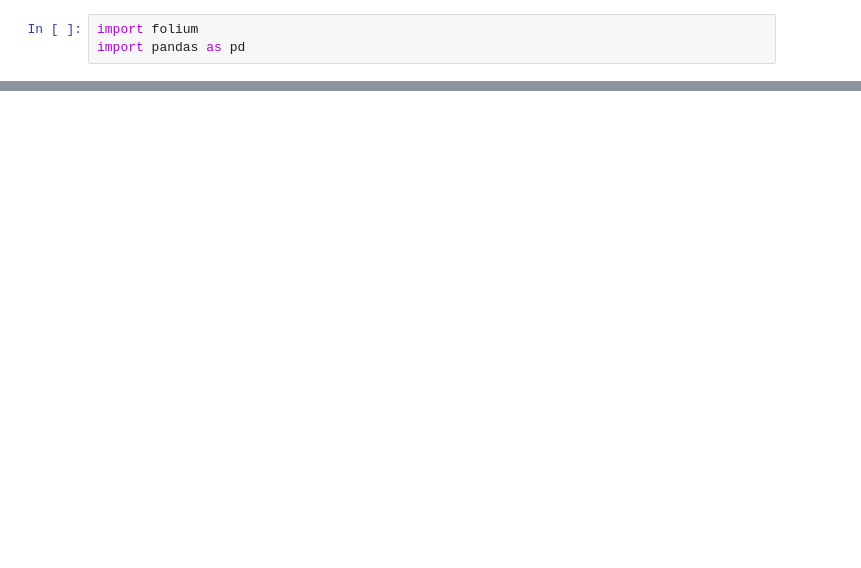
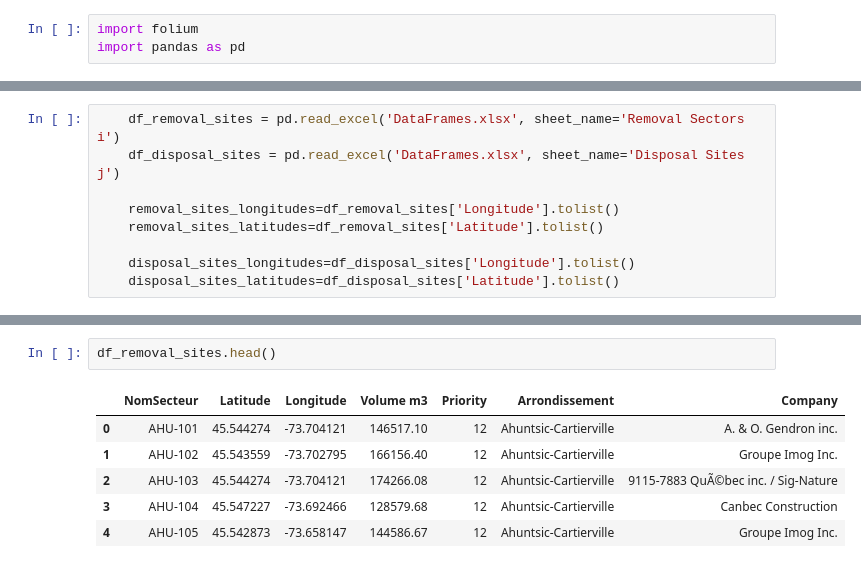
Before and after one commit to krishangupta33/optimal-hub-for-snow-removal-in-montreal, a Jupyter notebook: map vis.ipynb, the cells around one changed output, grey strips where cells are left out. Cells and saved outputs as stored; diff of their text form; blank space fills up the shorter version.

```diff
--- a/map vis.ipynb
+++ b/map vis.ipynb
@@ -50,0 +4,9 @@ Name: 0, dtype: float64
+# %%
+    df_removal_sites = pd.read_excel('DataFrames.xlsx', sheet_name='Removal Sectors i')
+    df_disposal_sites = pd.read_excel('DataFrames.xlsx', sheet_name='Disposal Sites j')
+
+    removal_sites_longitudes=df_removal_sites['Longitude'].tolist()
+    removal_sites_latitudes=df_removal_sites['Latitude'].tolist()
+
+    disposal_sites_longitudes=df_disposal_sites['Longitude'].tolist()
+    disposal_sites_latitudes=df_disposal_sites['Latitude'].tolist()
@@ -50,0 +73,9 @@ Name: 0, dtype: float64
+# %%
+df_removal_sites.head()
+# %% [output]
+|  | NomSecteur | Latitude | Longitude | Volume m3 | Priority | Arrondissement | Company |
+| 0 | AHU-101 | 45.544274 | -73.704121 | 146517.10 | 12 | Ahuntsic-Cartierville | A. & O. Gendron inc. |
+| 1 | AHU-102 | 45.543559 | -73.702795 | 166156.40 | 12 | Ahuntsic-Cartierville | Groupe Imog Inc. |
+| 2 | AHU-103 | 45.544274 | -73.704121 | 174266.08 | 12 | Ahuntsic-Cartierville | 9115-7883 QuÃ©bec inc. / Sig-Nature |
+| 3 | AHU-104 | 45.547227 | -73.692466 | 128579.68 | 12 | Ahuntsic-Cartierville | Canbec Construction |
+| 4 | AHU-105 | 45.542873 | -73.658147 | 144586.67 | 12 | Ahuntsic-Cartierville | Groupe Imog Inc. |
```
Also changed, not shown: parts of 8 cells of this notebook, 3 other files.
